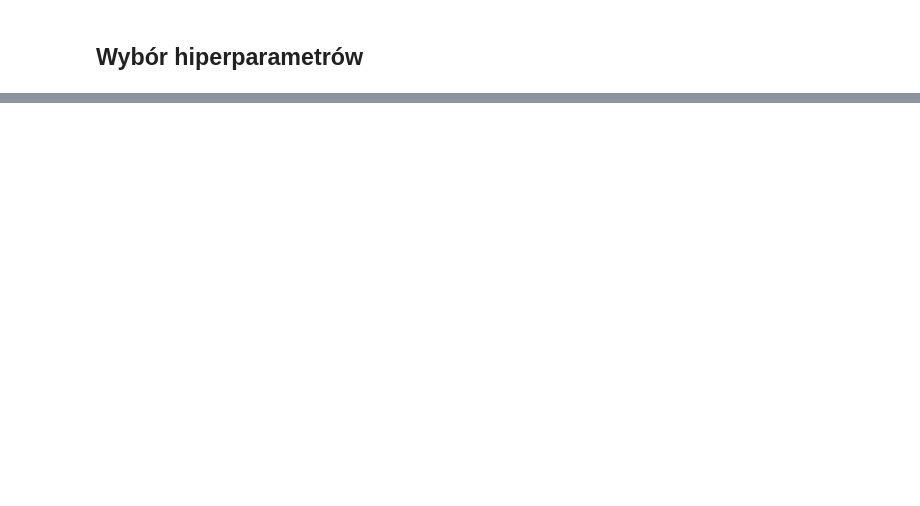
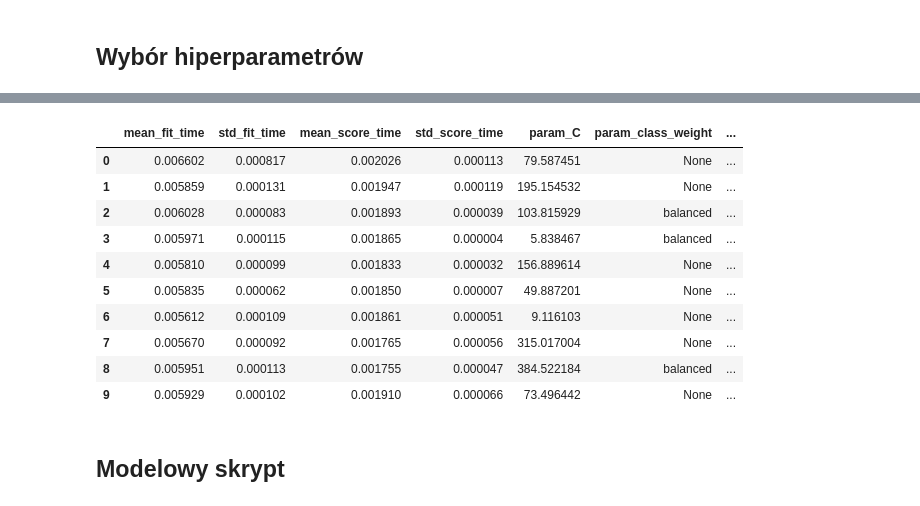
Before and after one commit to mini-pw/2021L-WB-RashomonML, a Jupyter notebook: laboratoria/02_lab_intro_to_ML.ipynb, the cells around one changed output, grey strips where cells are left out. Drawn from its saved outputs; the diff is of its cells as text; code cells hidden in the pictures; blank space fills up the shorter version.

```diff
--- a/laboratoria/02_lab_intro_to_ML.ipynb
+++ b/laboratoria/02_lab_intro_to_ML.ipynb
@@ -677,0 +729,7 @@ Techniki poszukiwania parametrów:
+# %%
+parameters = {'kernel':('linear', 'rbf'), 'C':[1, 10]}
+svc = SVC()
+## domyslny parametcv = 5
+
+clf = GridSearchCV(svc, parameters, scoring = 'roc_auc')
+clf.fit(cancer_X_train, cancer_y_train)
@@ -677,0 +759,9 @@ Techniki poszukiwania parametrów:
+# %%
+import scipy.stats
+
+## w liscie parametrow do testowania musimy powiedziec z jakim rozkladem wartosci powinny byc losowane
+parameters_distribution = {'C': scipy.stats.expon(scale=100), 'gamma': scipy.stats.expon(scale=.1),
+  'kernel': ['rbf'], 'class_weight':['balanced', None]}
+
+clf_random = RandomizedSearchCV(svc, parameters_distribution, random_state=0)
+clf_random.fit(cancer_X_train, cancer_y_train)
@@ -677,0 +795,16 @@ Techniki poszukiwania parametrów:
+# %%
+pd.DataFrame(clf_random.cv_results_)
+# %% [output]
+|  | mean_fit_time | std_fit_time | mean_score_time | std_score_time | param_C | param_class_weight | ... |
+| 0 | 0.006602 | 0.000817 | 0.002026 | 0.000113 | 79.587451 | None | ... |
+| 1 | 0.005859 | 0.000131 | 0.001947 | 0.000119 | 195.154532 | None | ... |
+| 2 | 0.006028 | 0.000083 | 0.001893 | 0.000039 | 103.815929 | balanced | ... |
+| 3 | 0.005971 | 0.000115 | 0.001865 | 0.000004 | 5.838467 | balanced | ... |
+| 4 | 0.005810 | 0.000099 | 0.001833 | 0.000032 | 156.889614 | None | ... |
+| 5 | 0.005835 | 0.000062 | 0.001850 | 0.000007 | 49.887201 | None | ... |
+| 6 | 0.005612 | 0.000109 | 0.001861 | 0.000051 | 9.116103 | None | ... |
+| 7 | 0.005670 | 0.000092 | 0.001765 | 0.000056 | 315.017004 | None | ... |
+| 8 | 0.005951 | 0.000113 | 0.001755 | 0.000047 | 384.522184 | balanced | ... |
+| 9 | 0.005929 | 0.000102 | 0.001910 | 0.000066 | 73.496442 | None | ... |
+# %% [markdown]
+## Modelowy skrypt
```
Also changed, not shown: parts of 25 cells of this notebook.
